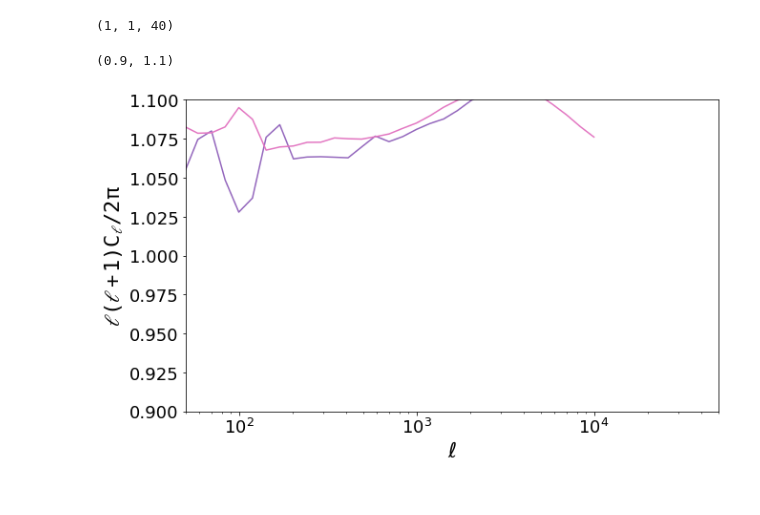
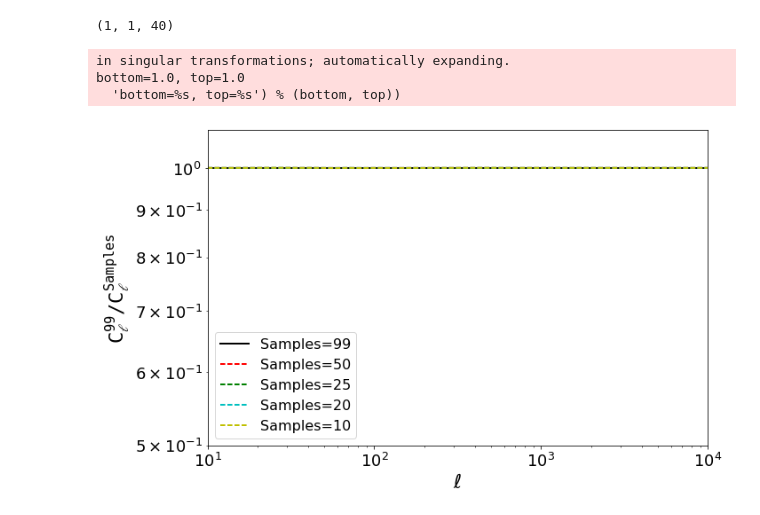
Before and after one commit to creativeishu/Weak-Lensing-Tomography, a Jupyter notebook: main.ipynb, the cells around one changed output. Drawn from its saved outputs; the diff is of its cells as text; code cells hidden in the pictures.

```diff
--- a/main.ipynb
+++ b/main.ipynb
@@ -42,32 +40,36 @@ Data loaded
-# %%
-print obj.CellArray.shape
-
-plt.figure(figsize=(10,6))
-for i in range(obj.NumberOfBins):
-    for j in range(i, obj.NumberOfBins):
-        if i==j:
-            ls = '-'
-        else:
-            ls='--'
-#         plt.semilogx(obj.ellArray, obj.CellArray[i,j,:]/obj1.CellArray[i,j,:])
-        plt.semilogx(obj.ellArray, obj.CellArray[i,j,:]/obj2.CellArray[i,j,:])
-        plt.semilogx(obj.ellArray, obj.CellArray[i,j,:]/obj3.CellArray[i,j,:])
-        plt.semilogx(obj.ellArray, obj.CellArray[i,j,:]/obj4.CellArray[i,j,:])
-        plt.semilogx(obj.ellArray, obj.CellArray[i,j,:]/obj5.CellArray[i,j,:])
-        plt.semilogx(obj.ellArray, obj.CellArray[i,j,:]/obj6.CellArray[i,j,:])
-        plt.semilogx(obj.ellArray, obj.CellArray[i,j,:]/obj7.CellArray[i,j,:])
-        plt.semilogx(obj.ellArray, obj.CellArray[i,j,:]/obj8.CellArray[i,j,:])
-        plt.semilogx(obj.ellArray, obj.CellArray[i,j,:]/obj9.CellArray[i,j,:])
-
-plt.xlabel('$\ell$', fontsize=22)
-plt.ylabel('$\mathtt{\ell(\ell+1)C_{\ell} / 2\pi}$', fontsize=22)
-plt.xlim(50,50000)
-plt.ylim(0.9, 1.1)
-# plt.ylim(4e-6, 7e-5)
-# %% [output]
-(1, 1, 40)
-(0.9, 1.1)
-[figure, removed]
+# %%
+print obj.CellArray.shape
+
+plt.figure(figsize=(10,6))
+for i in range(obj.NumberOfBins):
+    for j in range(i, obj.NumberOfBins):
+        if i==j:
+            ls = '-'
+        else:
+            ls='--'
+        plt.loglog(obj.ellArray, obj.CellArray[i,j,:]/obj.CellArray[i,j,:], 'k', lw=2, label='Samples=%i'%obj.nsamples)
+        plt.loglog(obj.ellArray, obj.CellArray[i,j,:]/obj2.CellArray[i,j,:], '--r', lw=2, label='Samples=%i'%obj2.nsamples)
+#         plt.loglog(obj.ellArray, obj.CellArray[i,j,:]/obj3.CellArray[i,j,:], 'g', lw=2, label='Samples=%i'%obj3.nsamples)
+        plt.loglog(obj.ellArray, obj.CellArray[i,j,:]/obj4.CellArray[i,j,:], '--g', lw=2, label='Samples=%i'%obj4.nsamples)
+        plt.loglog(obj.ellArray, obj.CellArray[i,j,:]/obj5.CellArray[i,j,:], '--c', lw=2, label='Samples=%i'%obj5.nsamples)
+#         plt.loglog(obj.ellArray, obj.CellArray[i,j,:]/obj6.CellArray[i,j,:], lw=2, label='Samples=%i'%obj6.nsamples)
+#         plt.loglog(obj.ellArray, obj.CellArray[i,j,:]/obj7.CellArray[i,j,:], lw=2, label='Samples=%i'%obj7.nsamples)
+#         plt.loglog(obj.ellArray, obj.CellArray[i,j,:]/obj8.CellArray[i,j,:], lw=2, label='Samples=%i'%obj8.nsamples)
+#         plt.loglog(obj.ellArray, obj.CellArray[i,j,:]/obj9.CellArray[i,j,:], lw=2, label='Samples=%i'%obj9.nsamples)
+        plt.loglog(obj.ellArray, obj.CellArray[i,j,:]/obj1.CellArray[i,j,:], '--y', lw=2, label='Samples=%i'%obj1.nsamples)
+plt.legend(loc=3, fontsize=16)
+plt.xlabel('$\ell$', fontsize=22)
+plt.ylabel('$\mathtt{C_{\ell}^{99}/C_{\ell}^{Samples}}$', fontsize=22)
+plt.xlim(10,10000)
+plt.ylim(0.5, 1.1)
+plt.tight_layout()
+plt.savefig('finding_n_pk2cl.eps')
+# %% [output]
+(1, 1, 40)
+in singular transformations; automatically expanding.
+bottom=1.0, top=1.0
+  'bottom=%s, top=%s') % (bottom, top))
+[figure, added]
 # %%
 kk = 10**np.linspace(-3,1,1000)
 zz = np.linspace(0.2, 5.0, 101)
```
Also changed, not shown: parts of 1 cell of this notebook, 3 other files.
